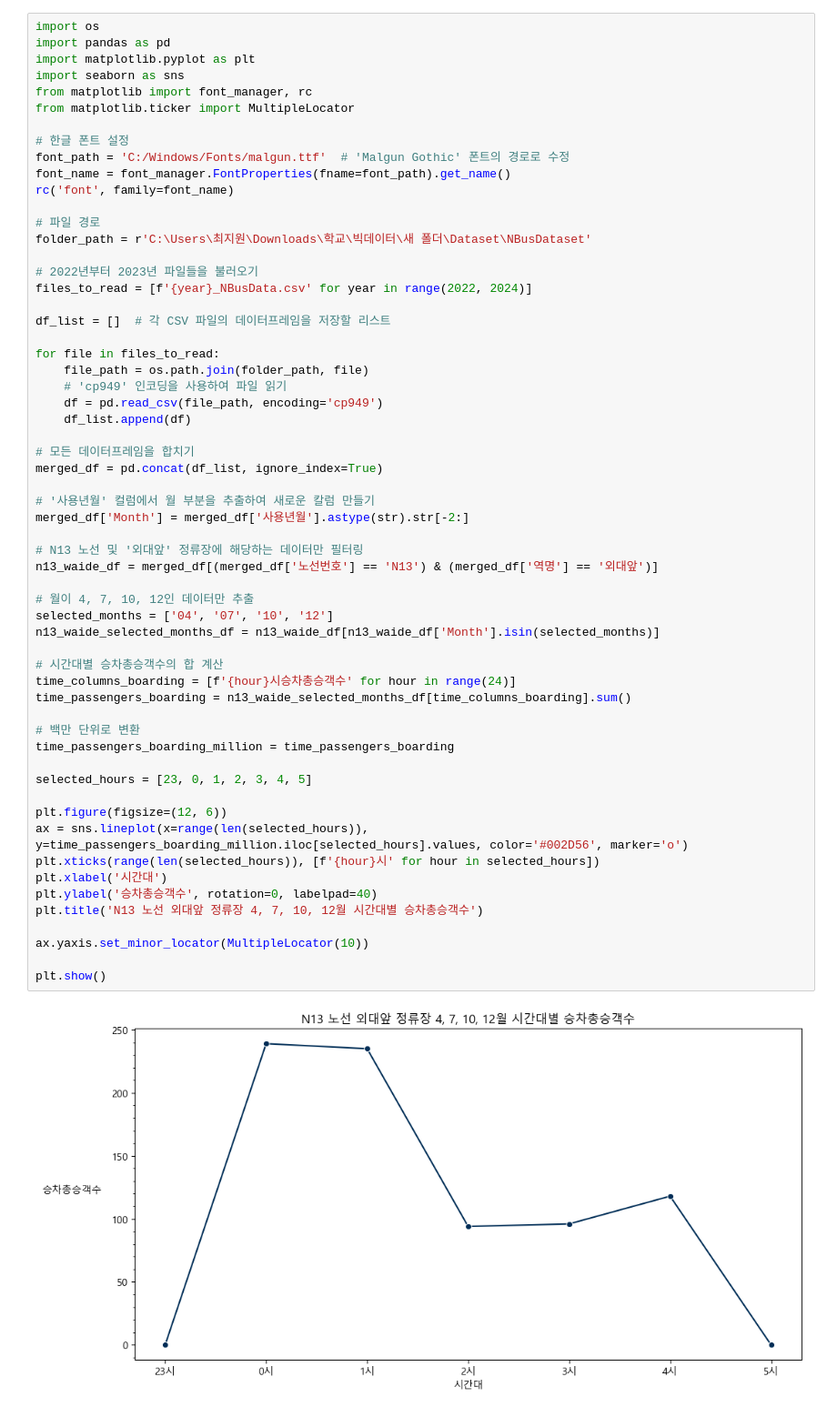
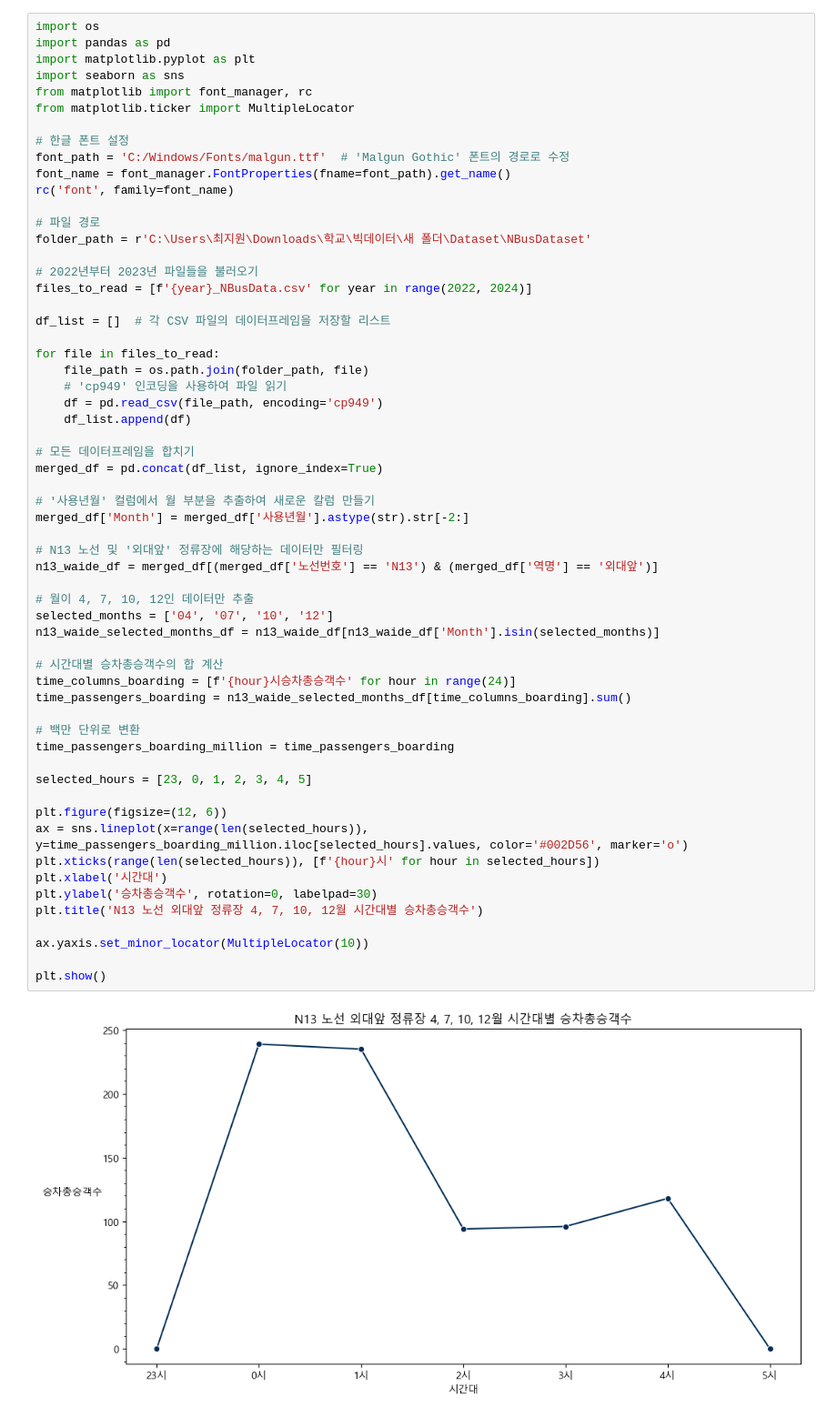
Before and after one commit to YouYeDam/BigData, a Jupyter notebook: N13TimeUsage2.ipynb, the cells around one changed output. Shown at 91% size. Drawn from its saved outputs; the diff is of its cells as text.

```diff
--- a/N13TimeUsage2.ipynb
+++ b/N13TimeUsage2.ipynb
@@ -30,32 +30,32 @@ merged_df = pd.concat(df_list, ignore_index=True)
 
 # '사용년월' 컬럼에서 월 부분을 추출하여 새로운 칼럼 만들기
 merged_df['Month'] = merged_df['사용년월'].astype(str).str[-2:]
 
 # N13 노선 및 '외대앞' 정류장에 해당하는 데이터만 필터링
 n13_waide_df = merged_df[(merged_df['노선번호'] == 'N13') & (merged_df['역명'] == '외대앞')]
 
 # 월이 4, 7, 10, 12인 데이터만 추출
 selected_months = ['04', '07', '10', '12']
 n13_waide_selected_months_df = n13_waide_df[n13_waide_df['Month'].isin(selected_months)]
 
 # 시간대별 승차총승객수의 합 계산
 time_columns_boarding = [f'{hour}시승차총승객수' for hour in range(24)]
 time_passengers_boarding = n13_waide_selected_months_df[time_columns_boarding].sum()
 
 # 백만 단위로 변환
 time_passengers_boarding_million = time_passengers_boarding
 
 selected_hours = [23, 0, 1, 2, 3, 4, 5]
 
 plt.figure(figsize=(12, 6))
 ax = sns.lineplot(x=range(len(selected_hours)), y=time_passengers_boarding_million.iloc[selected_hours].values, color='#002D56', marker='o')
 plt.xticks(range(len(selected_hours)), [f'{hour}시' for hour in selected_hours])
 plt.xlabel('시간대')
-plt.ylabel('승차총승객수', rotation=0, labelpad=40)
+plt.ylabel('승차총승객수', rotation=0, labelpad=30)
 plt.title('N13 노선 외대앞 정류장 4, 7, 10, 12월 시간대별 승차총승객수')
 
 ax.yaxis.set_minor_locator(MultipleLocator(10))
 
 plt.show()
 # %% [output]
-[figure, old version]
+[figure, new version]
```
Also changed, not shown: 1 other file.
